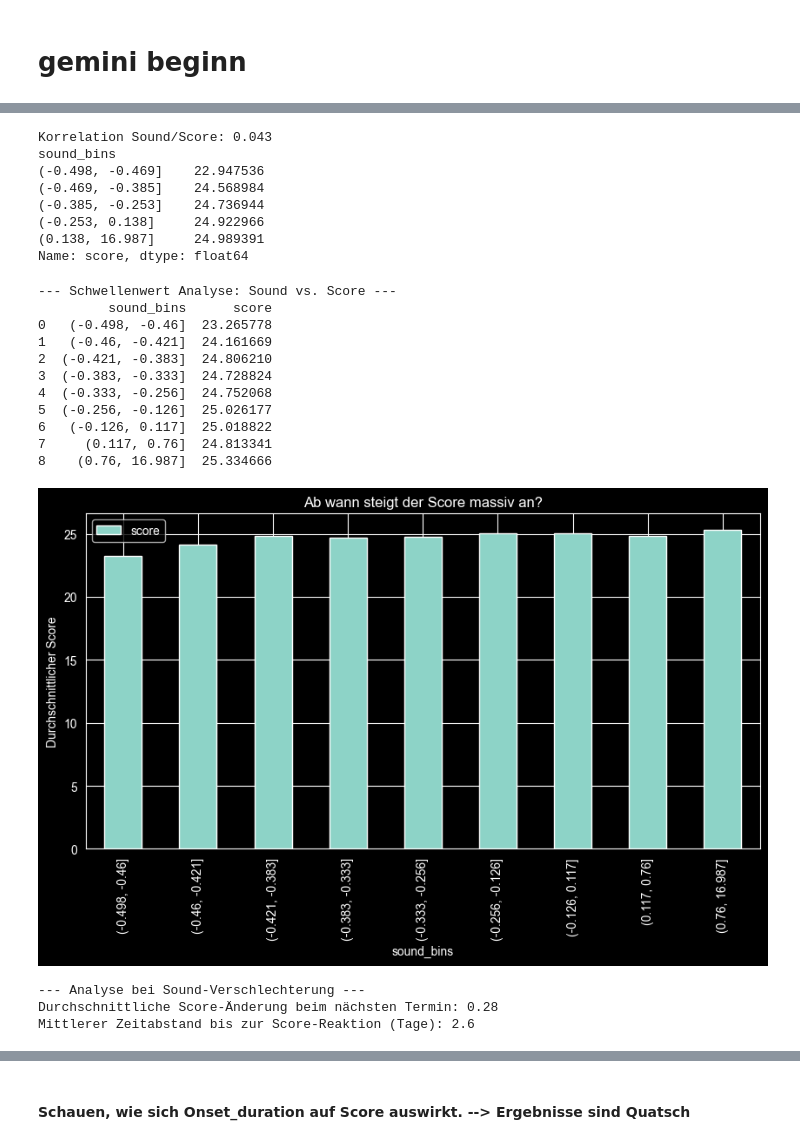
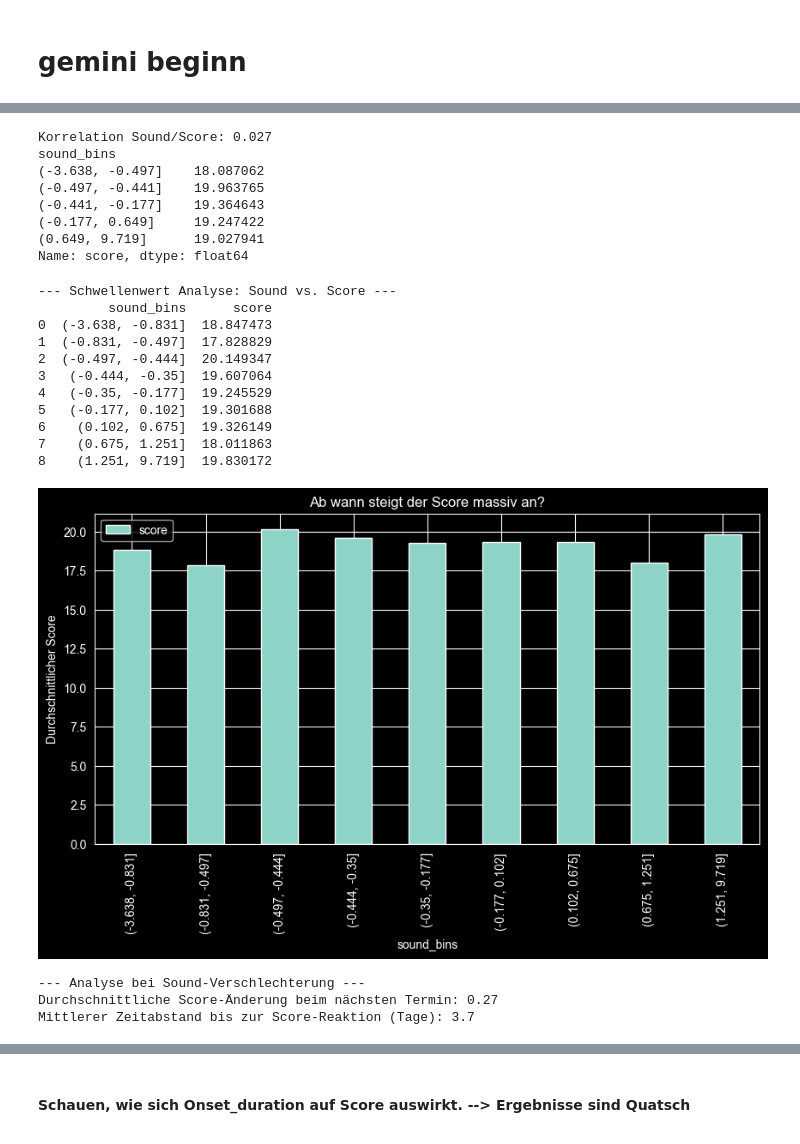
Before and after one commit to berielias-cpu/MasterArbeit, a Jupyter notebook: Masterarbeit/01_EDA_V2.0.ipynb, the cells around one changed output, grey strips where cells are left out. Cells and saved outputs as stored; diff of their text form; code cells hidden in the pictures.

```diff
--- a/Masterarbeit/01_EDA_V2.0.ipynb
+++ b/Masterarbeit/01_EDA_V2.0.ipynb
@@ -187,3 +187,9 @@ Index(['id', 'q1', 'q2', 'q3', 'q4', 'q5', 'q6', 'q7', 'q8', 'soundlevel',
       dtype='str')
 # %% [markdown]
 ### Gemini test anfang
+# %%
+# wir werden Soundlevel selbst nochmal umwandeln in auswertbare Werte zws den OS. Daher könnten wir eigentlich sound_env und sound_env2 löschen. auch
+# "sound_rounded" löschen
+'''
+df = df.drop(columns=["sound_env", "sound_env2", "sound_rounded"])
+'''
@@ -195,7 +203,7 @@ for col in time_cols:
     df[col] = pd.to_datetime(df[col], format="%d.%m.%y %H:%M", errors="coerce")
 
 # 1. & 2. GENDER & GEWICHTUNG (Missing Values Check & Vorbereitung)
-# Wir erstellen eine Flag für fehlende demografische Daten, um später deren Einfluss zu prüfen
+# Wir erstellen eine Flag für fehlende demografische Daten, um später deren Einfluss prüfen zu können
 df["missing_demographics"] = df["gender"].isna() | df["age"].isna()
 
 # 3. Q1 (TINNITUS) BERÜCKSICHTIGEN
@@ -203,14 +211,14 @@ df["missing_demographics"] = df["gender"].isna() | df["age"].isna()
 # widerspricht sich mit den verschiedenen missing data Strategien.
 df["q1"] = df["q1"].fillna(-1).astype(int)
 
-# 4. SOUND_ENV NACH OS TRENNEN
+# 4. SOUNDLEVEL NACH OS TRENNEN
 # Wir erstellen zwei separate Spalten für die Sound-Umgebung,
 # da die Skalen/Aufnahmen zwischen iOS und Android nicht direkt vergleichbar sind.
-df["sound_env_ios"] = df.loc[df["user_os"] == "iOS", "sound_env"]
-df["sound_env_android"] = df.loc[df["user_os"] == "android", "sound_env"]
+df["sound_ios"] = df.loc[df["user_os"] == "iOS", "soundlevel"]
+df["sound_android"] = df.loc[df["user_os"] == "android", "soundlevel"]
 
 # Alternative: Normalisierung (Z-Transformation) pro OS, falls du eine einzige Spalte brauchst
-df["sound_env_norm"] = df.groupby("user_os")["sound_env"].transform(
+df["sound_norm"] = df.groupby("user_os")["soundlevel"].transform(
     lambda x: (x - x.mean()) / x.std() if x.std() != 0 else 0
 )
 
@@ -475,14 +498,14 @@ plt.show()
 # %% [markdown]
 # Vorbereitung des Dataframes auf die PM4Py Analyse
 # %%
-# Score berechnen (ohne q1 und q8)
-df["score"] = df[["q2","q3","q4","q5","q6","q7"]].sum(axis=1)
+# Score berechnen (ohne q1, q4 und q8)
+df["score"] = df[["q2","q3","q5","q6","q7"]].sum(axis=1)
 
 # Kategorien definieren
 def categorize(score):
-    if score <= 20:
+    if score <= 17:
         return "low"
-    elif score <= 40:
+    elif score <= 34:
         return "medium"
     else:
         return "high"
@@ -731,52 +723,52 @@ plt.show()
 # %%
 # Prüfe die Korrelation zwischen Sound und Score im Detail
-print(f"Korrelation Sound/Score: {analysis_df['sound_env_norm'].corr(analysis_df['score']):.3f}")
+print(f"Korrelation Sound/Score: {analysis_df['sound_norm'].corr(analysis_df['score']):.3f}")
 
 # Schau dir den durchschnittlichen Score in Sound-Quantilen an
-analysis_df['sound_bins'] = pd.qcut(analysis_df['sound_env_norm'], q=5)
+analysis_df['sound_bins'] = pd.qcut(analysis_df['sound_norm'], q=5)
 print(analysis_df.groupby('sound_bins')[target].mean())
 # %% [output]
-Korrelation Sound/Score: 0.043
+Korrelation Sound/Score: 0.027
 sound_bins
-(-0.498, -0.469]    22.947536
-(-0.469, -0.385]    24.568984
-(-0.385, -0.253]    24.736944
-(-0.253, 0.138]     24.922966
-(0.138, 16.987]     24.989391
+(-3.638, -0.497]    18.087062
+(-0.497, -0.441]    19.963765
+(-0.441, -0.177]    19.364643
+(-0.177, 0.649]     19.247422
+(0.649, 9.719]      19.027941
 Name: score, dtype: float64
 # %%
 # Sound-Daten in 10 gleich große Gruppen unterteilen (Dezile)
-df['sound_bins'] = pd.qcut(df['sound_env_norm'], q=10, duplicates='drop')
+df['sound_bins'] = pd.qcut(df['sound_norm'], q=10, duplicates='drop')
 
 # Durchschnittlichen Score pro Gruppe berechnen
 threshold_analysis = df.groupby('sound_bins', observed=True)['score'].mean().reset_index()
 
 print("--- Schwellenwert Analyse: Sound vs. Score ---")
 print(threshold_analysis)
 
 # Visualisierung
 import matplotlib.pyplot as plt
 threshold_analysis.plot(kind='bar', x='sound_bins', y='score', figsize=(10,5))
 plt.title("Ab wann steigt der Score massiv an?")
 plt.ylabel("Durchschnittlicher Score")
 plt.show()
 # %% [output]
 --- Schwellenwert Analyse: Sound vs. Score ---
          sound_bins      score
-0   (-0.498, -0.46]  23.265778
-1   (-0.46, -0.421]  24.161669
-2  (-0.421, -0.383]  24.806210
-3  (-0.383, -0.333]  24.728824
-4  (-0.333, -0.256]  24.752068
-5  (-0.256, -0.126]  25.026177
-6   (-0.126, 0.117]  25.018822
-7     (0.117, 0.76]  24.813341
-8    (0.76, 16.987]  25.334666
+0  (-3.638, -0.831]  18.847473
+1  (-0.831, -0.497]  17.828829
+2  (-0.497, -0.444]  20.149347
+3   (-0.444, -0.35]  19.607064
+4   (-0.35, -0.177]  19.245529
+5   (-0.177, 0.102]  19.301688
+6    (0.102, 0.675]  19.326149
+7    (0.675, 1.251]  18.011863
+8    (1.251, 9.719]  19.830172
-[figure, old version]
+[figure, new version]
 # %%
 # 1. Veränderungen berechnen (Delta)
 df = df.sort_values(by=["user_id", "created_at"])
-df['delta_sound'] = df.groupby('user_id')['sound_env_norm'].diff()
+df['delta_sound'] = df.groupby('user_id')['sound_norm'].diff()
 df['delta_score'] = df.groupby('user_id')['score'].diff()
 
 # 2. Den nächsten Score-Schritt an die aktuelle Zeile ziehen (Shift -1)
@@ -794,8 +786,8 @@ print(f"Durchschnittliche Score-Änderung beim nächsten Termin: {deterioration[
 print(f"Mittlerer Zeitabstand bis zur Score-Reaktion (Tage): {deterioration['days_to_next'].mean():.1f}")
 # %% [output]
 --- Analyse bei Sound-Verschlechterung ---
-Durchschnittliche Score-Änderung beim nächsten Termin: 0.28
-Mittlerer Zeitabstand bis zur Score-Reaktion (Tage): 2.6
+Durchschnittliche Score-Änderung beim nächsten Termin: 0.27
+Mittlerer Zeitabstand bis zur Score-Reaktion (Tage): 3.7
 # %%
 print(f"Anzahl der untersuchten Verschlechterungs-Ereignisse: {len(deterioration)}")
 # %% [output]
```
Also changed, not shown: parts of 38 cells of this notebook, 2 other files.
